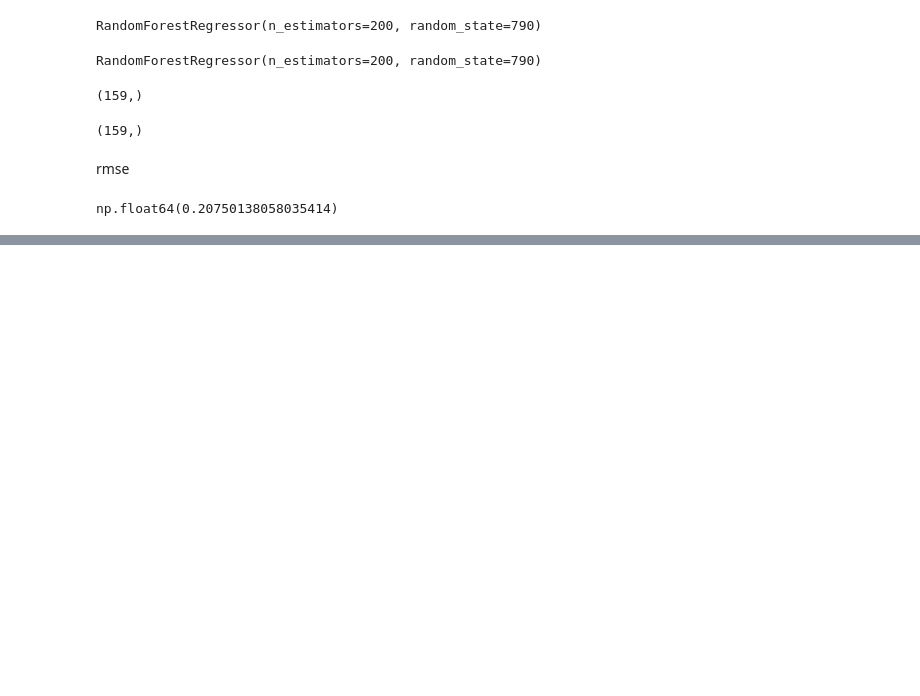
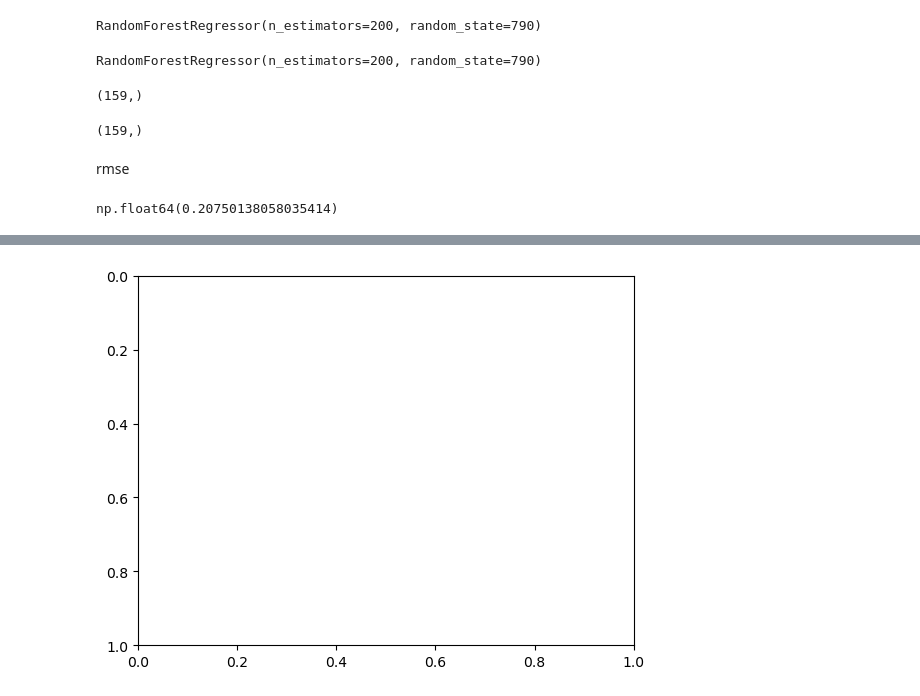
Before and after one commit to 26bruno/used-car-price-analysis, a Jupyter notebook: notebooks/used_car_price_analysis.ipynb, the cells around one changed output, grey strips where cells are left out. Saved outputs shown, nothing was run; the diff lists cells and outputs as text; code cells hidden in the pictures; blank space fills up the shorter version.

```diff
--- a/notebooks/used_car_price_analysis.ipynb
+++ b/notebooks/used_car_price_analysis.ipynb
@@ -261,0 +297,4 @@ np.float64(0.20750138058035414)
+# %%
+plt.gca().invert_yaxis()
+# %% [output]
+[figure, added]
```
Also changed, not shown: parts of 15 cells of this notebook.
